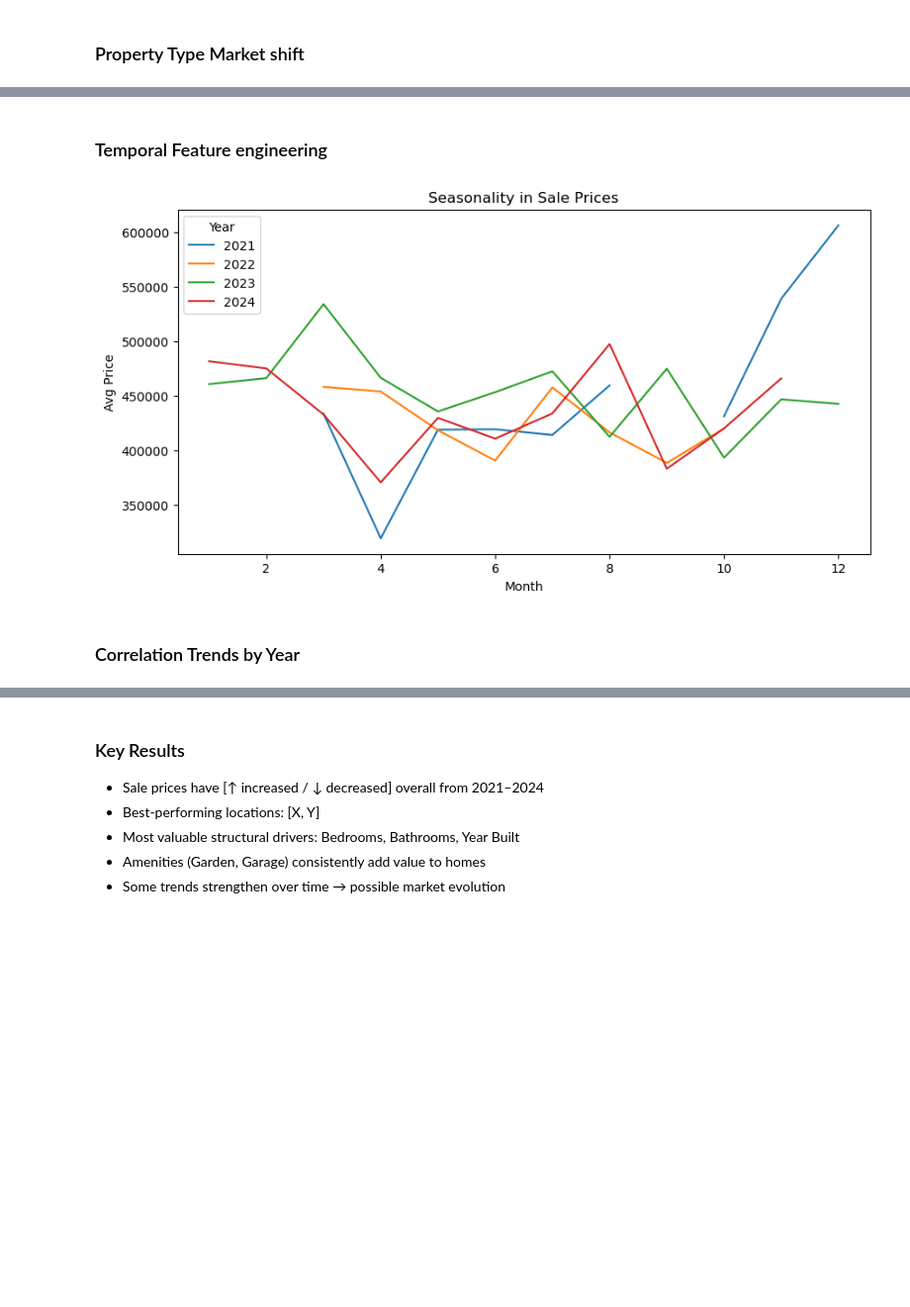
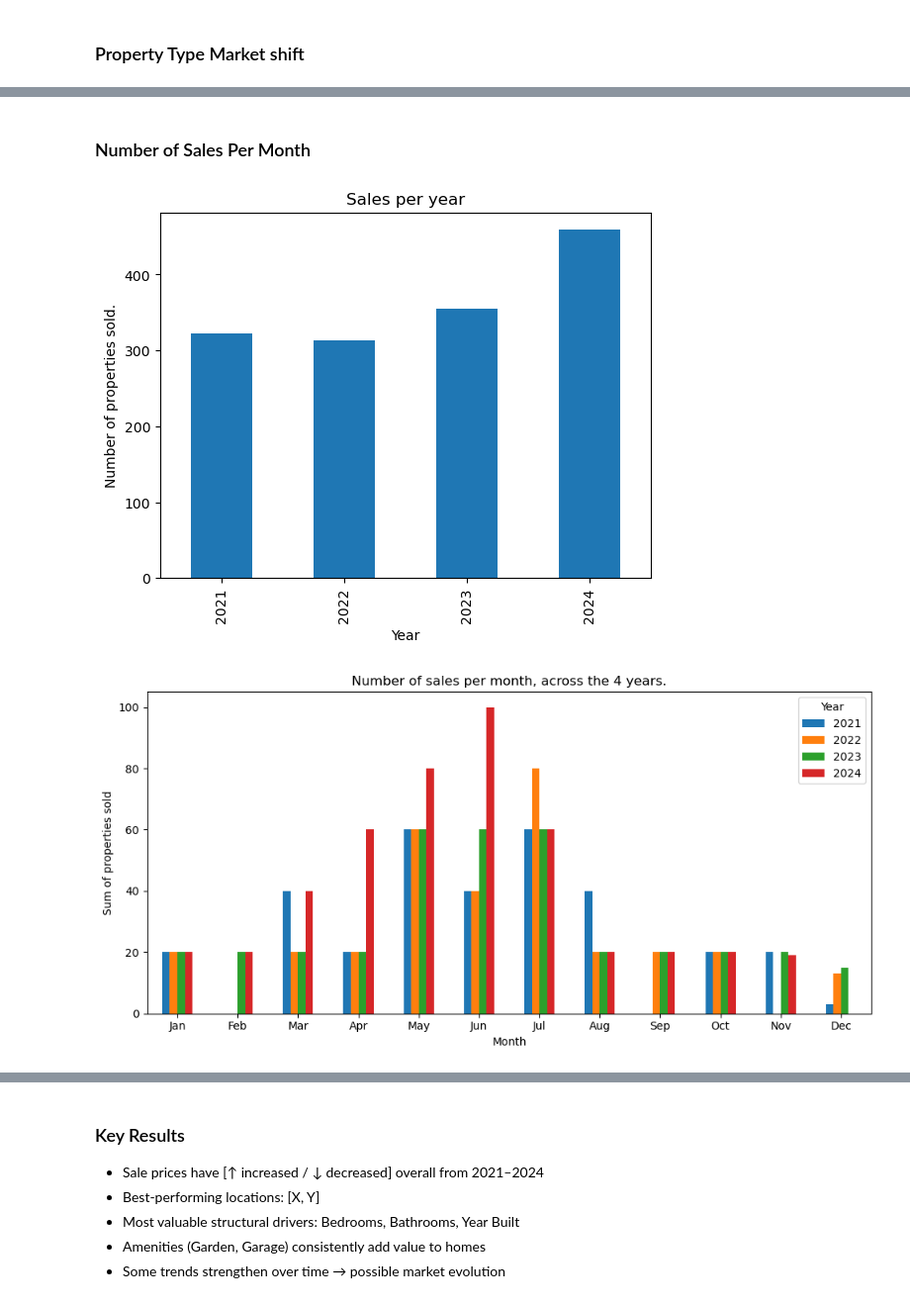
Before and after one commit to frederick2003/Property-Sales-Data-Analysis, a Jupyter notebook: Analysis.ipynb, the cells around one changed output, grey strips where cells are left out. Shown at 99% size. Drawn from its saved outputs; the diff is of its cells as text; code cells hidden in the pictures; blank space fills up the shorter version.

```diff
--- a/Analysis.ipynb
+++ b/Analysis.ipynb
@@ -380,12 +429,24 @@ for feature in ["Garden", "Garage"]:
 # %% [markdown]
-### Temporal Feature engineering
+### Number of Sales Per Month
 # %%
+sales_per_year = master_df.groupby("Year").size()
+sales_per_year.plot(kind="bar")
+plt.title("Sales per year")
+plt.ylabel("Number of properties sold.")
+plt.show()
+
+
+months = ["Jan", "Feb", "Mar", "Apr", "May", "Jun", "Jul", "Aug", "Sep", "Oct", "Nov", "Dec"]
 master_df["Month"] = master_df["Sale Date"].dt.month
-master_df.groupby(["Year", "Month"])["Sale Price"].mean().unstack(0).plot(figsize=(10,5))
-plt.title("Seasonality in Sale Prices")
-plt.ylabel("Avg Price")
+
+Sales_perMonth = master_df.groupby(["Month", "Year"]).size().unstack()
+Sales_perMonth.plot(kind="bar", figsize=(10,5))
+plt.xticks(ticks=range(12), labels=months, rotation=0)
+plt.title("Number of sales per month, across the 4 years.")
+plt.ylabel("Sum of properties sold")
+plt.xlabel("Month")
+plt.tight_layout()
 plt.show()
 # %% [output]
-[figure, old version]
+[figure, new version]
+[figure, added]
-# %% [markdown]
-### Correlation Trends by Year
```
Also changed, not shown: parts of 18 cells of this notebook.
